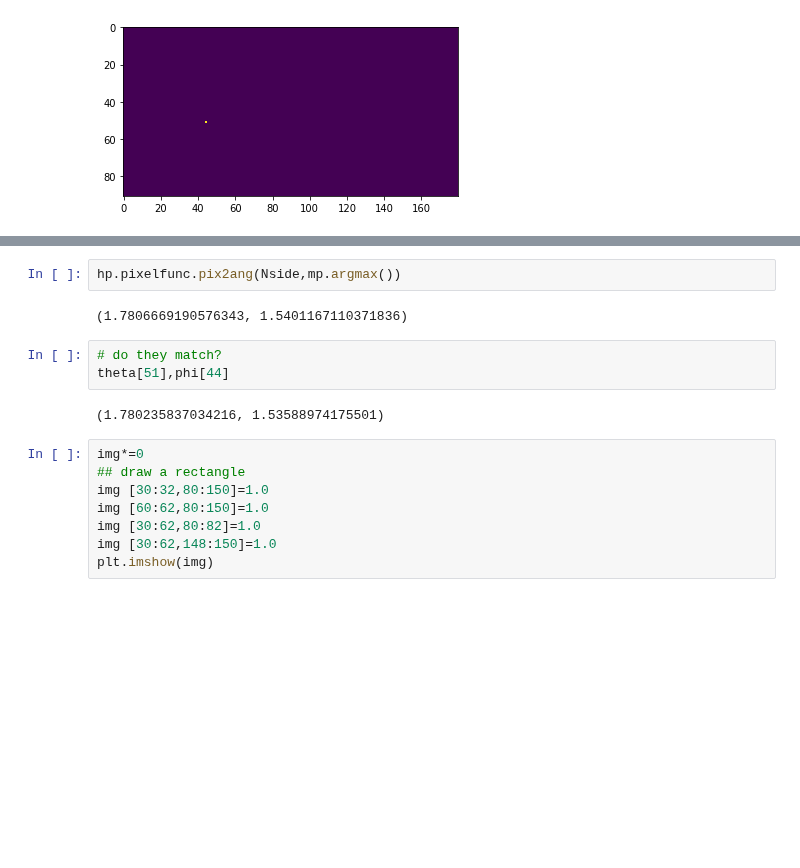
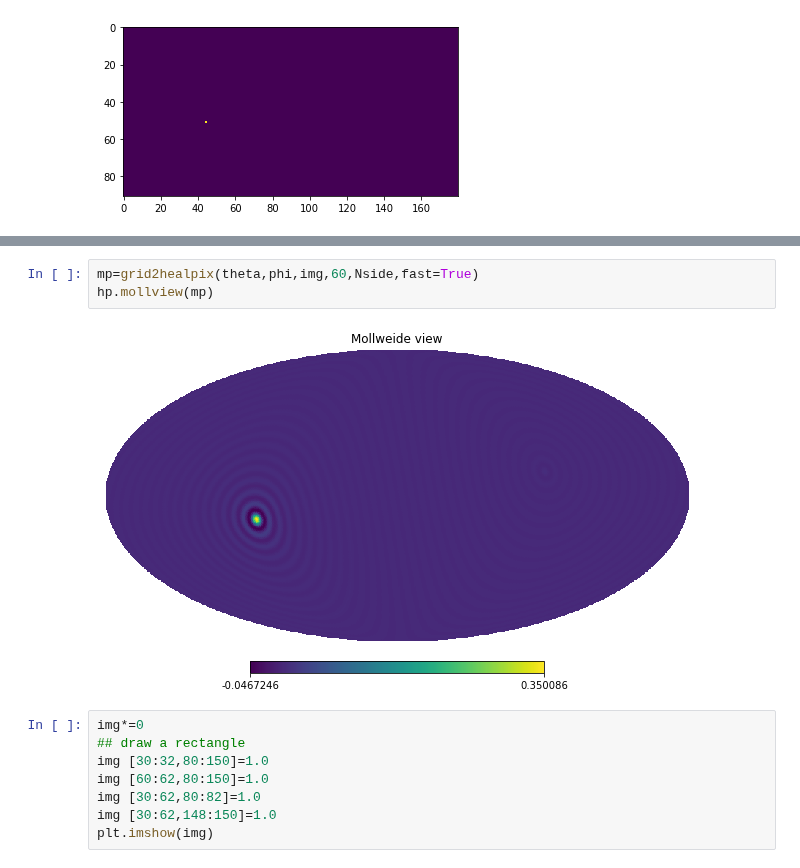
Before and after one commit to lusee-night/luseepy, a Jupyter notebook: notebooks/grid2healpix_demo.ipynb, the cells around one changed output, grey strips where cells are left out. Cells and saved outputs as stored; diff of their text form; blank space fills up the shorter version.

```diff
--- a/notebooks/grid2healpix_demo.ipynb
+++ b/notebooks/grid2healpix_demo.ipynb
@@ -22,15 +24,11 @@ mp=grid2healpix(theta,phi,img,60,Nside)
 hp.mollview(mp)
 # %% [output]
 [figure]
-# %%
-hp.pixelfunc.pix2ang(Nside,mp.argmax())
-# %% [output]
-(1.7806669190576343, 1.5401167110371836)
-# %%
-# do they match?
-theta[51],phi[44]
-# %% [output]
-(1.780235837034216, 1.53588974175501)
+# %%
+mp=grid2healpix(theta,phi,img,60,Nside,fast=True)
+hp.mollview(mp)
+# %% [output]
+[figure, added]
 # %%
 img*=0
 ## draw a rectangle
```
Also changed, not shown: parts of 3 cells of this notebook, 25 other files.
